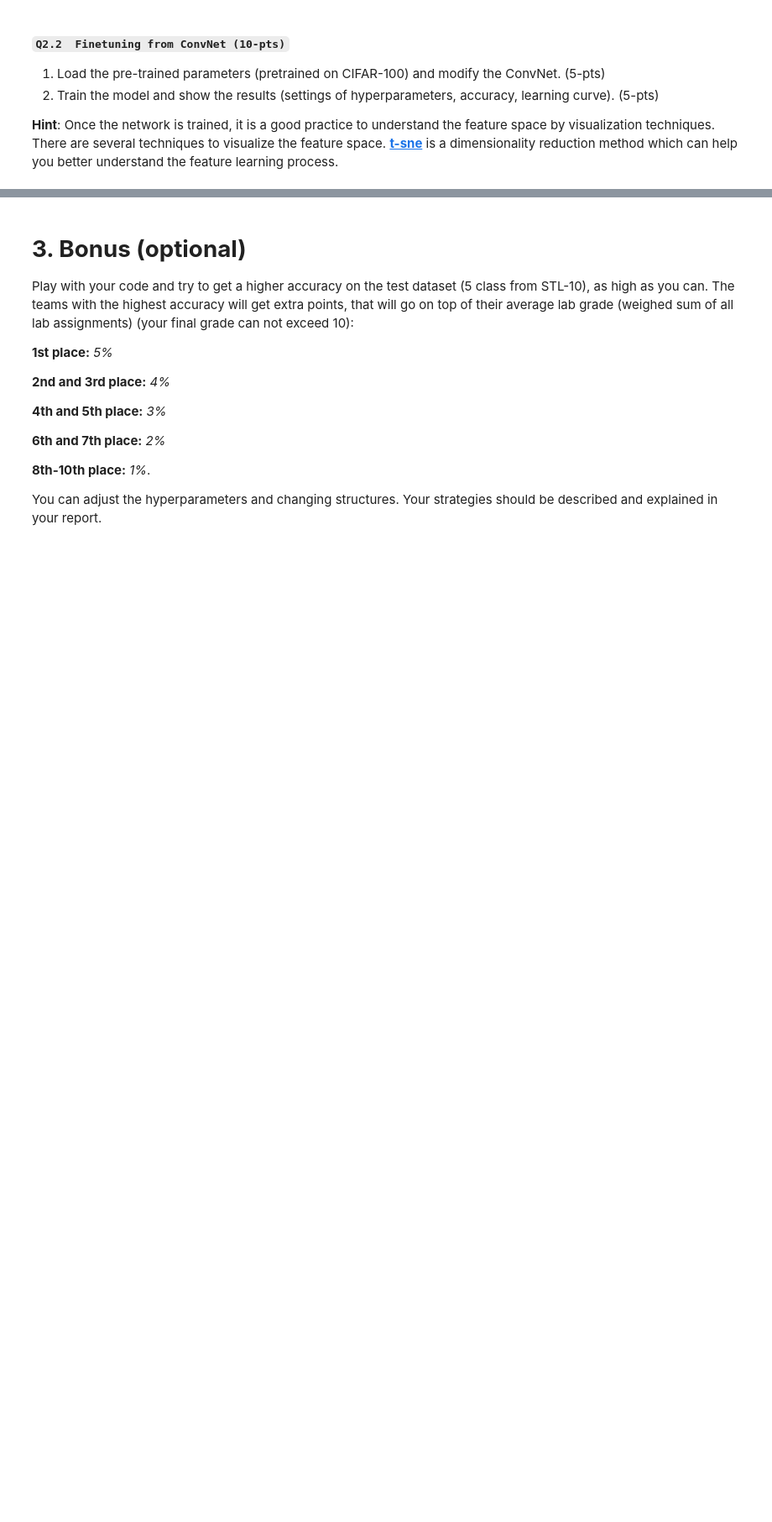
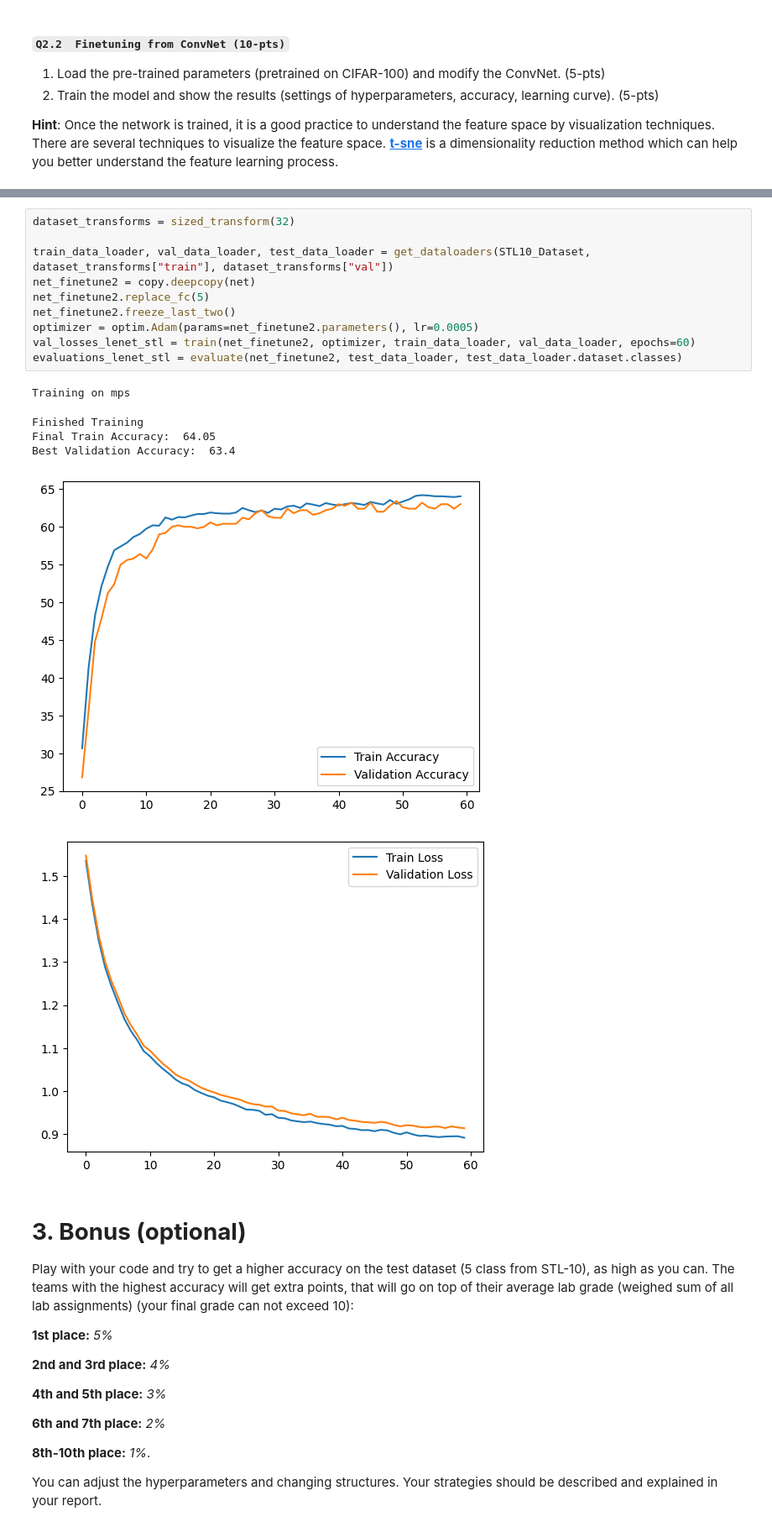
Before and after one commit to dgcnz/uva-cv1-lab5, a Jupyter notebook: notebooks/CV1 Final Lab Pt2.ipynb, the cells around one changed output, grey strips where cells are left out. Shown at 84% size. Drawn from its saved outputs; the diff is of its cells as text; blank space fills up the shorter version.

```diff
--- a/notebooks/CV1 Final Lab Pt2.ipynb
+++ b/notebooks/CV1 Final Lab Pt2.ipynb
@@ -955,3 +943,20 @@ You should load the pre-trained parameters and modify the output layer of pre-tr
+# %%
+dataset_transforms = sized_transform(32)
+
+train_data_loader, val_data_loader, test_data_loader = get_dataloaders(STL10_Dataset, dataset_transforms["train"], dataset_transforms["val"])
+net_finetune2 = copy.deepcopy(net)
+net_finetune2.replace_fc(5)
+net_finetune2.freeze_last_two()
+optimizer = optim.Adam(params=net_finetune2.parameters(), lr=0.0005)
+val_losses_lenet_stl = train(net_finetune2, optimizer, train_data_loader, val_data_loader, epochs=60)
+evaluations_lenet_stl = evaluate(net_finetune2, test_data_loader, test_data_loader.dataset.classes)
+# %% [output]
+Training on mps
+Finished Training
+Final Train Accuracy:  64.05
+Best Validation Accuracy:  63.4
+[figure, added]
+[figure, added]
 # %% [markdown]
 #  **3. Bonus (optional)**
 Play with your code and try to get a higher accuracy on the test dataset (5 class from STL-10), as high as you can. The teams with the highest accuracy will get extra points, that will go on top of their average lab grade (weighed sum of all lab assignments) (your final grade can not exceed 10):
```
Also changed, not shown: parts of 12 cells of this notebook, 2 other files.
